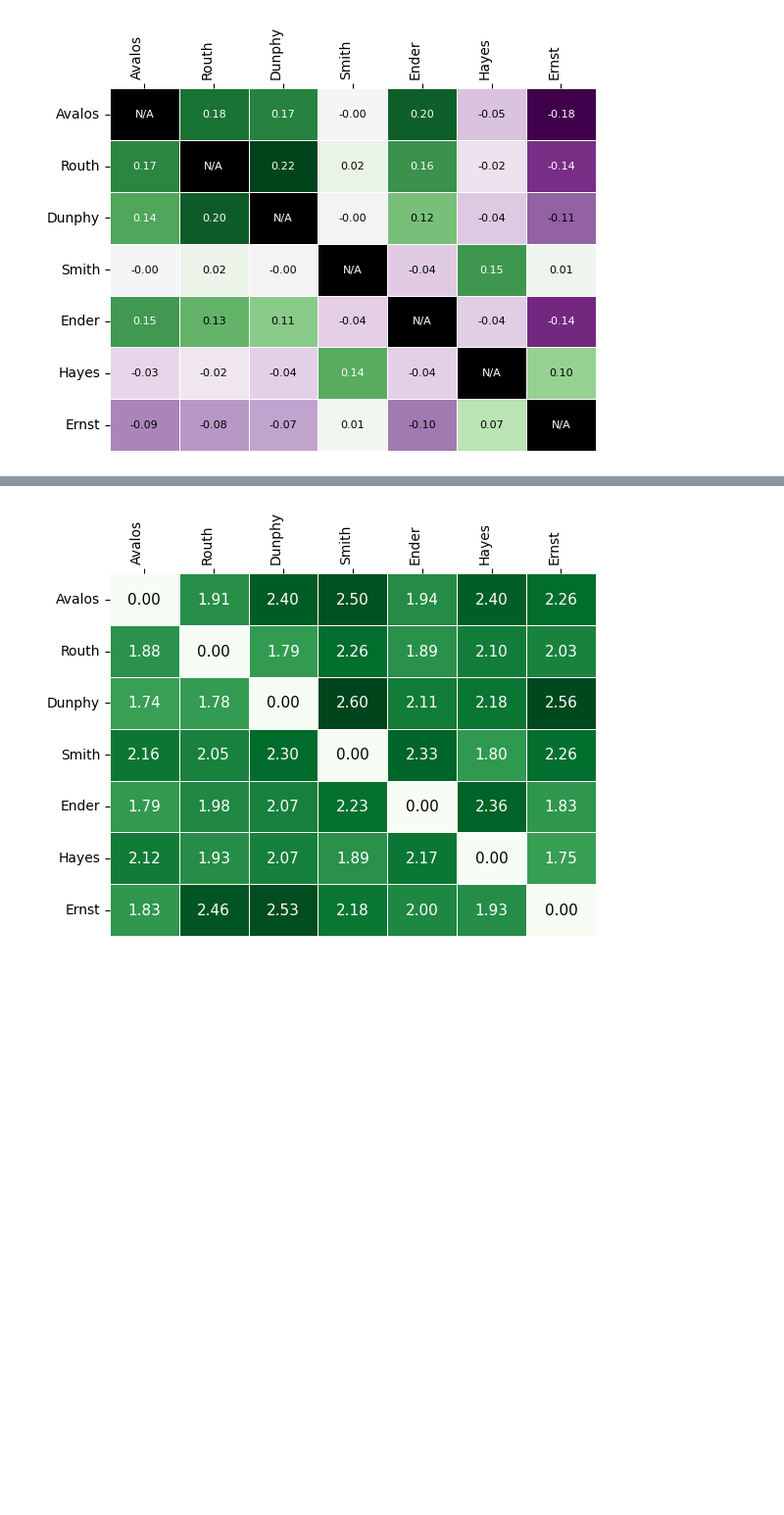
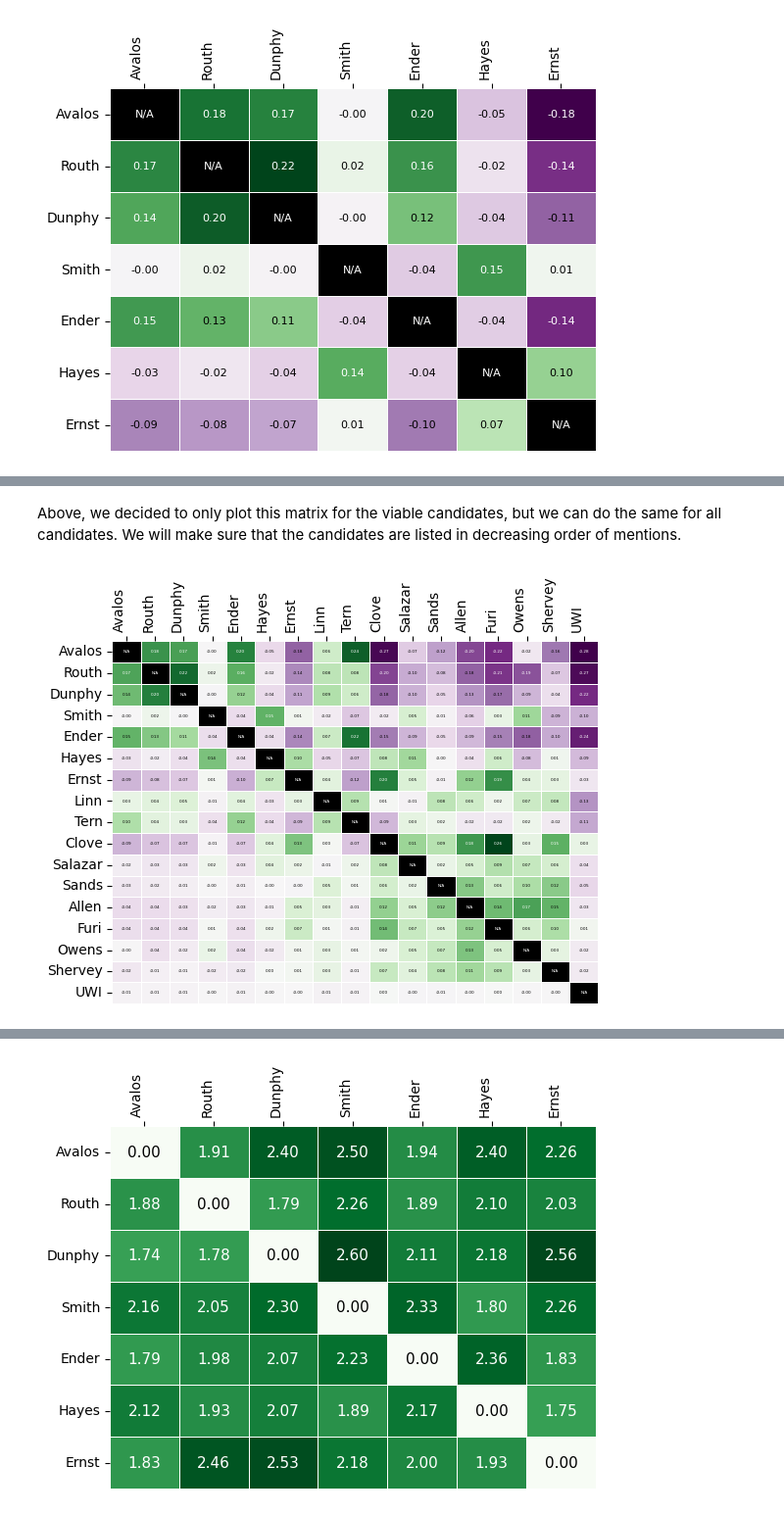
Before and after one commit to mggg/VoteKit, a Jupyter notebook: notebooks/7_portland_case_study.ipynb, the cells around one changed output, grey strips where cells are left out. Shown at 98% size. Drawn from its saved outputs; the diff is of its cells as text; code cells hidden in the pictures; blank space fills up the shorter version.

```diff
--- a/notebooks/7_portland_case_study.ipynb
+++ b/notebooks/7_portland_case_study.ipynb
@@ -166,0 +201,15 @@ The (i,j) entry of the average distance matrix shows, over ballots on which cand
+# %% [markdown]
+Above, we decided to only plot this matrix for the viable candidates, but we can do the same for all candidates. We will make sure that the candidates are listed in decreasing order of mentions.
+# %%
+all_cands_sorted_by_mentions = sorted(profile.candidates, reverse=True, key = lambda x: mentions_dict[x])
+all_last_names = [name.split(" ")[-1] if "Write In" not in name
+                                        else "UWI"
+                                        for name in all_cands_sorted_by_mentions]
+
+bm  = boost_matrix(profile, candidates = all_cands_sorted_by_mentions)
+ax  = matrix_heatmap(bm, row_labels=all_last_names,
+                        column_labels=all_last_names,
+                        row_label_rotation = 0,
+                        column_label_rotation = 90)
+# %% [output]
+[figure, added]
```
Also changed, not shown: parts of 39 cells of this notebook.
